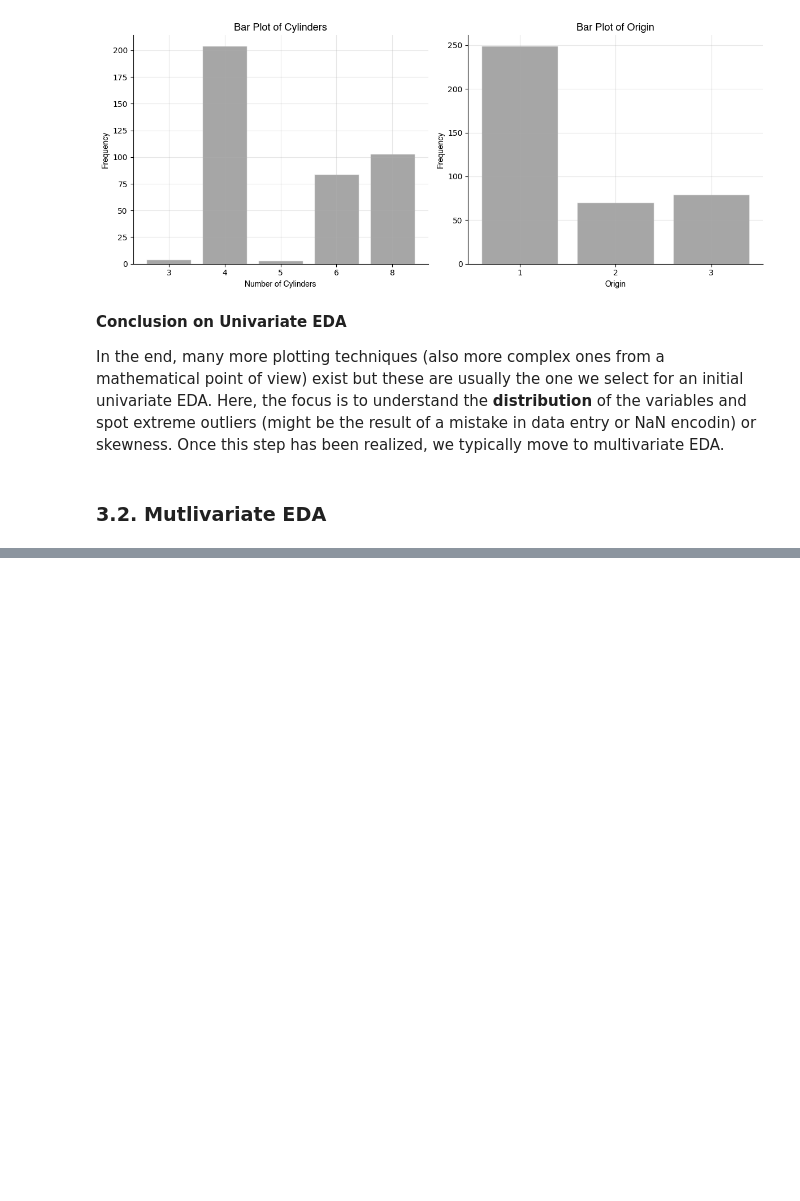
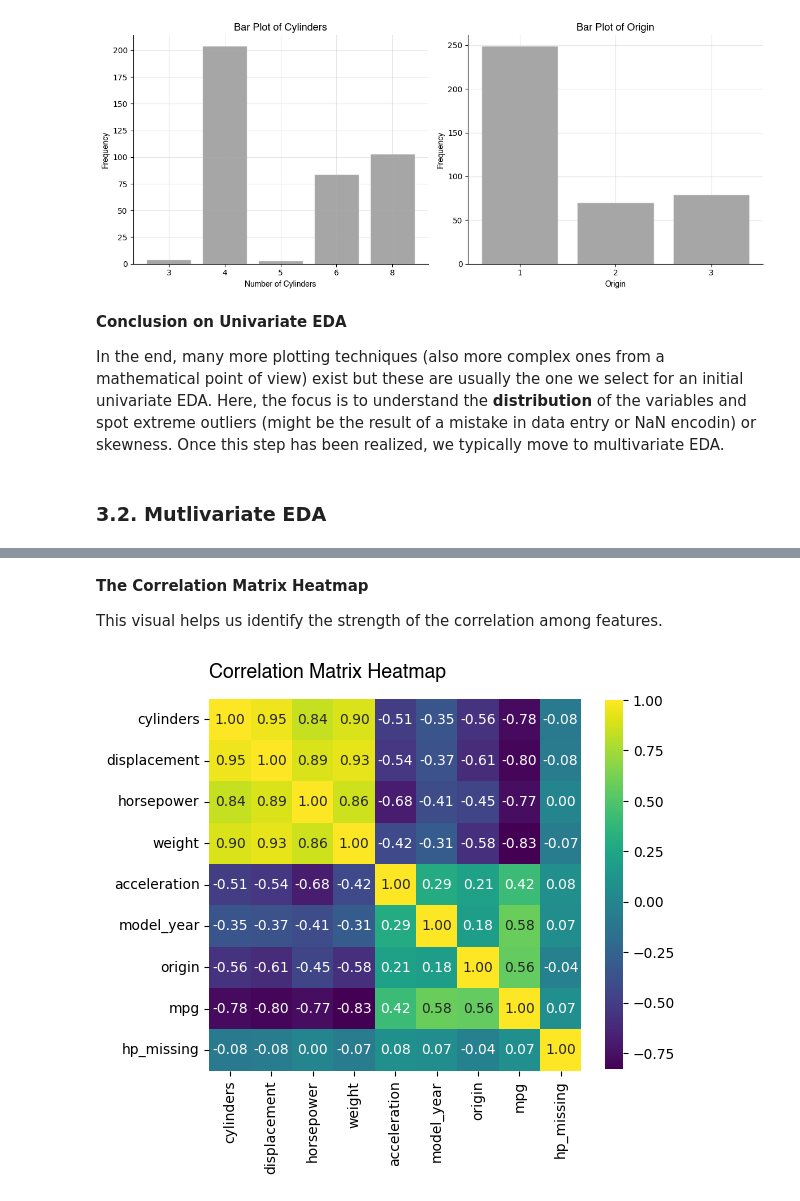
Before and after one commit to YVYX04/Introduction-to-Statistical-Learning, a Jupyter notebook: 01_data_science_fundamentals/02_mini_ml_project.ipynb, the cells around one changed output, grey strips where cells are left out. Saved outputs shown, nothing was run; the diff lists cells and outputs as text; code cells hidden in the pictures; blank space fills up the shorter version.

```diff
--- a/01_data_science_fundamentals/02_mini_ml_project.ipynb
+++ b/01_data_science_fundamentals/02_mini_ml_project.ipynb
@@ -494,0 +723,13 @@ In the end, many more plotting techniques (also more complex ones from a mathema
+# %% [markdown]
+**The Correlation Matrix Heatmap**
+
+This visual helps us identify the strength of the correlation among features.
+# %%
+# heatmap of correlation matrix
+corr_matrix = data.drop(columns=['car_name']).corr()
+plt.figure(figsize=(6, 6))
+sns.heatmap(corr_matrix, annot=True, fmt=".2f", cmap='viridis', square=True, cbar_kws={"shrink": .8})
+plt.title('Correlation Matrix Heatmap', family="Helvetica", fontsize=14, loc='left', pad=15)
+plt.show()
+# %% [output]
+[figure, added]
```
Also changed, not shown: parts of 30 cells of this notebook.
